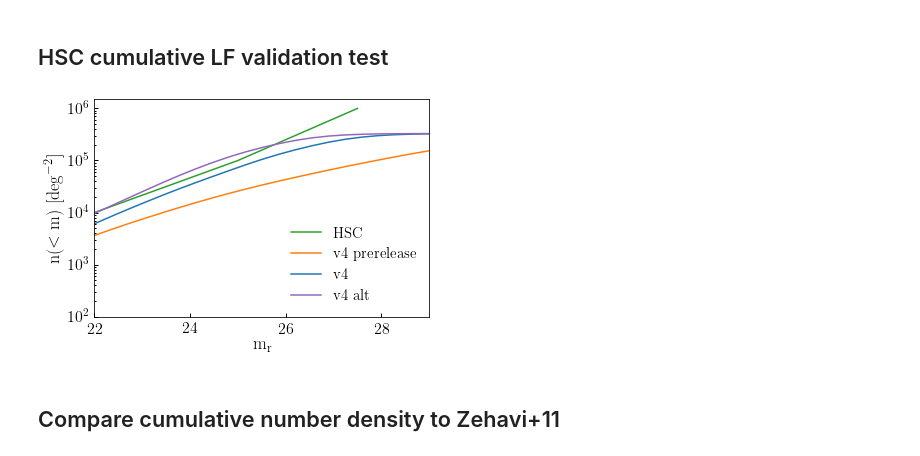
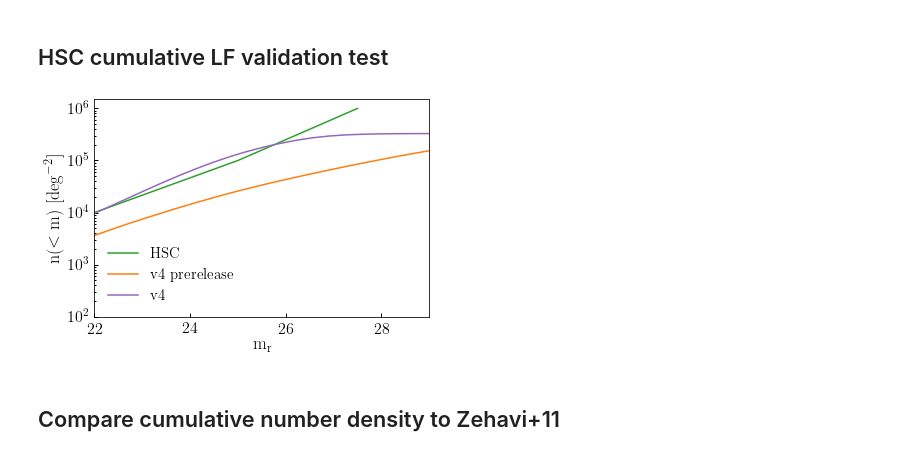
Before and after one commit to LSSTDESC/cosmodc2, a Jupyter notebook: notebooks/recalibrate_mstar_magr_relation.ipynb, the cells around one changed output. Saved outputs shown, nothing was run; the diff lists cells and outputs as text; code cells hidden in the pictures.

```diff
--- a/notebooks/recalibrate_mstar_magr_relation.ipynb
+++ b/notebooks/recalibrate_mstar_magr_relation.ipynb
@@ -130,31 +130,34 @@ print(mock.keys())
 # %%
 magarr = np.linspace(20, 30, 30)
 magmasks = list((v4['mag_r_obs'] < m) for m in magarr)
 counts = np.array([np.count_nonzero(mask) for mask in magmasks])
 magmasks_new = list((v4['mag_r_obs_new'] < m) for m in magarr)
 counts_new = np.array([np.count_nonzero(mask) for mask in magmasks_new])
 magmasks_new2 = list((v4['mag_r_obs_new2'] < m) for m in magarr)
 counts_new2 = np.array([np.count_nonzero(mask) for mask in magmasks_new2])
 
 sky_area = 25.
 fig, ax = plt.subplots(1, 1)
 yscale = ax.set_yscale('log')
 
 hsc_ordinates = [1e4, 1e5, 1e6]
 hsc_abscissa = [22, 25, 27.5]
 __=ax.plot(hsc_abscissa, hsc_ordinates, label=r'${\rm HSC}$', color=mgreen)
 
 __=ax.plot(magarr, counts/sky_area, label=r'${\rm v4\ prerelease}$', color=morange)
-__=ax.plot(magarr, counts_new/sky_area, label=r'${\rm v4}$', color=mblue)
-__=ax.plot(magarr, counts_new2/sky_area, label=r'${\rm v4\ alt}$', color=mpurple)
+# __=ax.plot(magarr, counts_new/sky_area, label=r'${\rm v4}$', color=mblue)
+__=ax.plot(magarr, counts_new2/sky_area, label=r'${\rm v4}$', color=mpurple)
 
 xlabel = ax.set_xlabel(r'${\rm m_{r}}$')
 ylabel = ax.set_ylabel(r'${\rm n(<m)\ [deg^{-2}]}$')
 legend = ax.legend()
 ylim = ax.set_ylim(1e2, 1.5e6)
 xlim = ax.set_xlim(22, 29)
+
+figname = 'v4_hsc_recalibration.pdf'
+fig.savefig(figname, bbox_extra_artists=[xlabel, ylabel], bbox_inches='tight')
 # %% [output]
-[figure, old version]
+[figure, new version]
 # %% [markdown]
 ## Compare cumulative number density to Zehavi+11
 # %%
```
Also changed, not shown: parts of 2 cells of this notebook.
